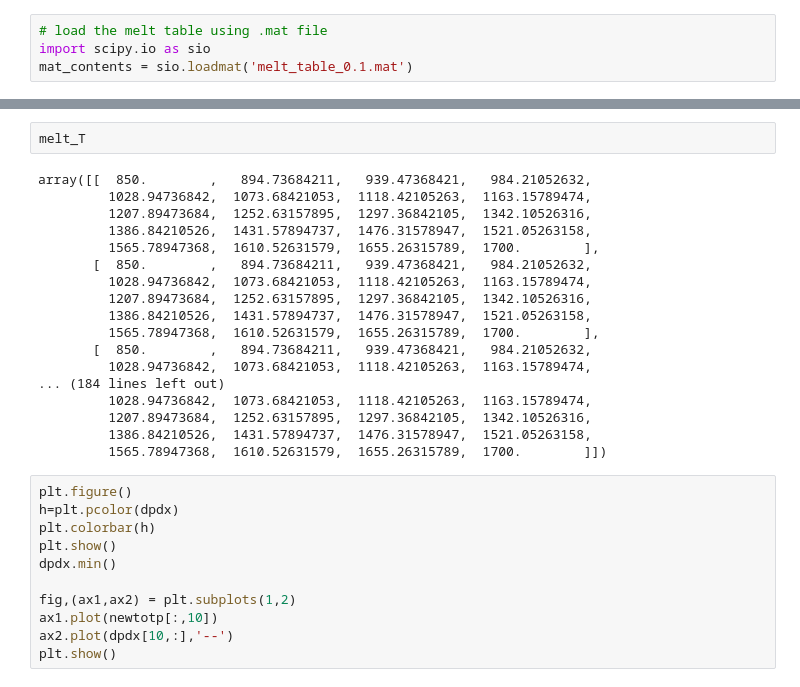
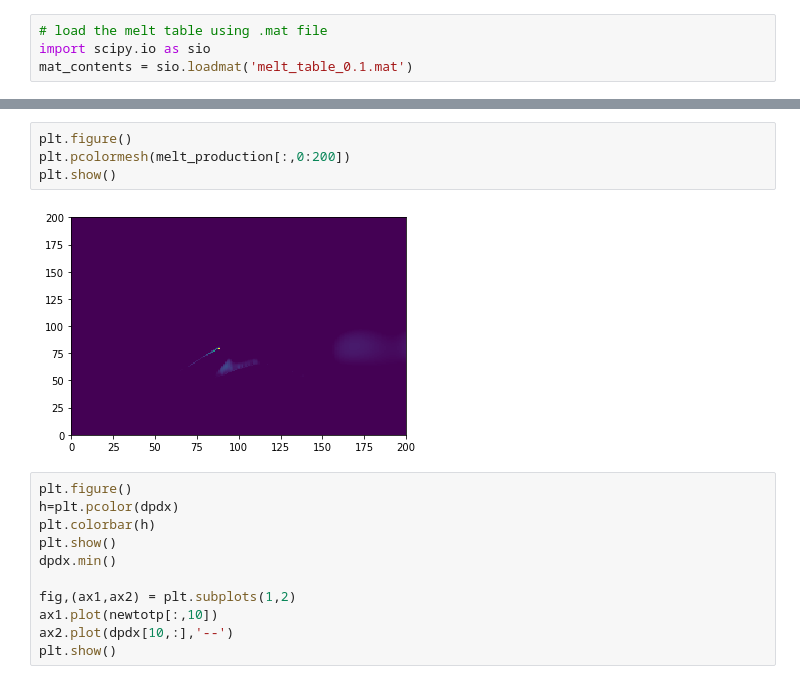
Before and after one commit to maxrudolph/fvmic2d, a Jupyter notebook: post_processing/subduction_plots.ipynb, the cells around one changed output, grey strips where cells are left out. Drawn from its saved outputs; the diff is of its cells as text.

```diff
--- a/post_processing/subduction_plots.ipynb
+++ b/post_processing/subduction_plots.ipynb
@@ -234,23 +234,9 @@ plt.show()
-# %%
-melt_T
-# %% [output]
-array([[  850.        ,   894.73684211,   939.47368421,   984.21052632,
-         1028.94736842,  1073.68421053,  1118.42105263,  1163.15789474,
-         1207.89473684,  1252.63157895,  1297.36842105,  1342.10526316,
-         1386.84210526,  1431.57894737,  1476.31578947,  1521.05263158,
-         1565.78947368,  1610.52631579,  1655.26315789,  1700.        ],
-       [  850.        ,   894.73684211,   939.47368421,   984.21052632,
-         1028.94736842,  1073.68421053,  1118.42105263,  1163.15789474,
-         1207.89473684,  1252.63157895,  1297.36842105,  1342.10526316,
-         1386.84210526,  1431.57894737,  1476.31578947,  1521.05263158,
-         1565.78947368,  1610.52631579,  1655.26315789,  1700.        ],
-       [  850.        ,   894.73684211,   939.47368421,   984.21052632,
-         1028.94736842,  1073.68421053,  1118.42105263,  1163.15789474,
-... (184 lines left out)
-         1028.94736842,  1073.68421053,  1118.42105263,  1163.15789474,
-         1207.89473684,  1252.63157895,  1297.36842105,  1342.10526316,
-         1386.84210526,  1431.57894737,  1476.31578947,  1521.05263158,
-         1565.78947368,  1610.52631579,  1655.26315789,  1700.        ]])
+# %%
+plt.figure()
+plt.pcolormesh(melt_production[:,0:200])
+plt.show()
+# %% [output]
+[figure, added]
 # %%
 plt.figure()
 h=plt.pcolor(dpdx)
```
Also changed, not shown: parts of 5 cells of this notebook, 1 other file.
